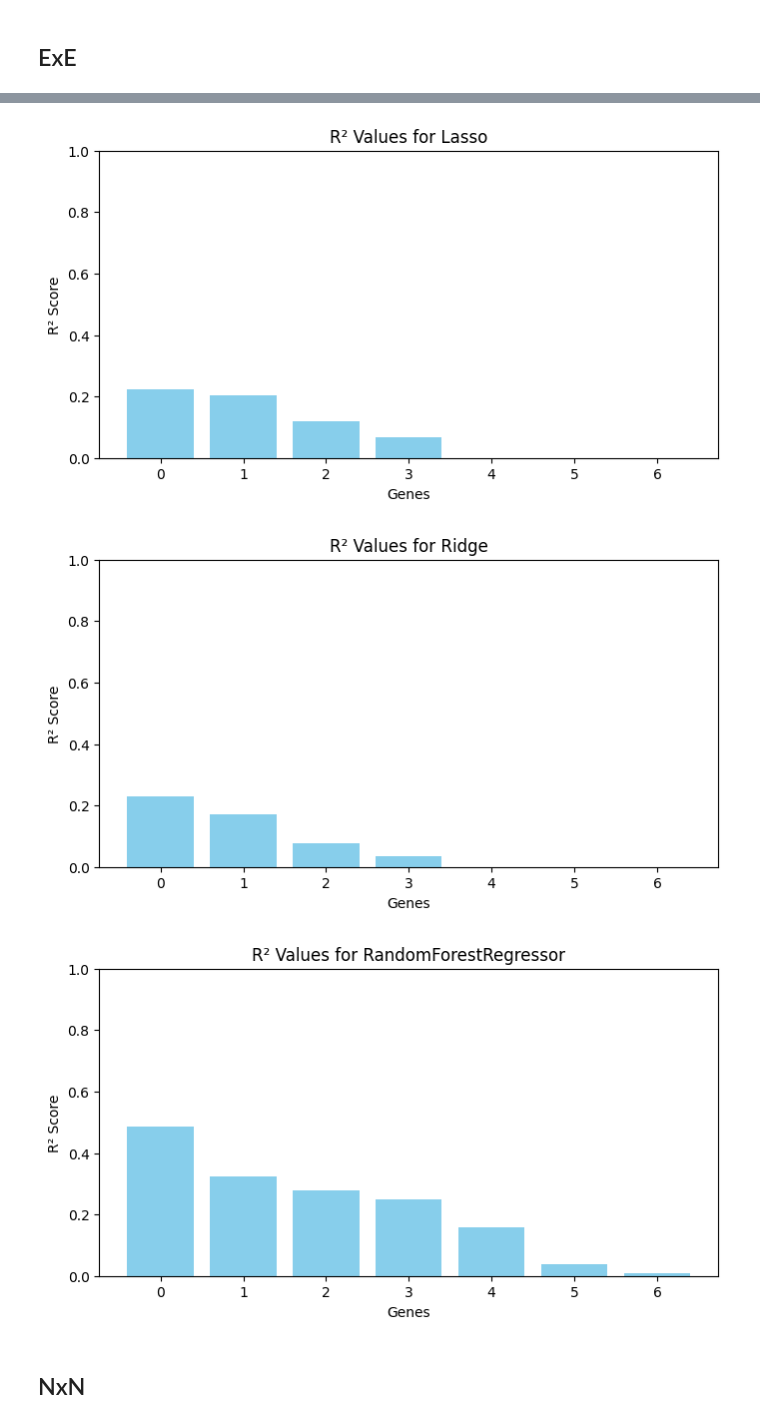
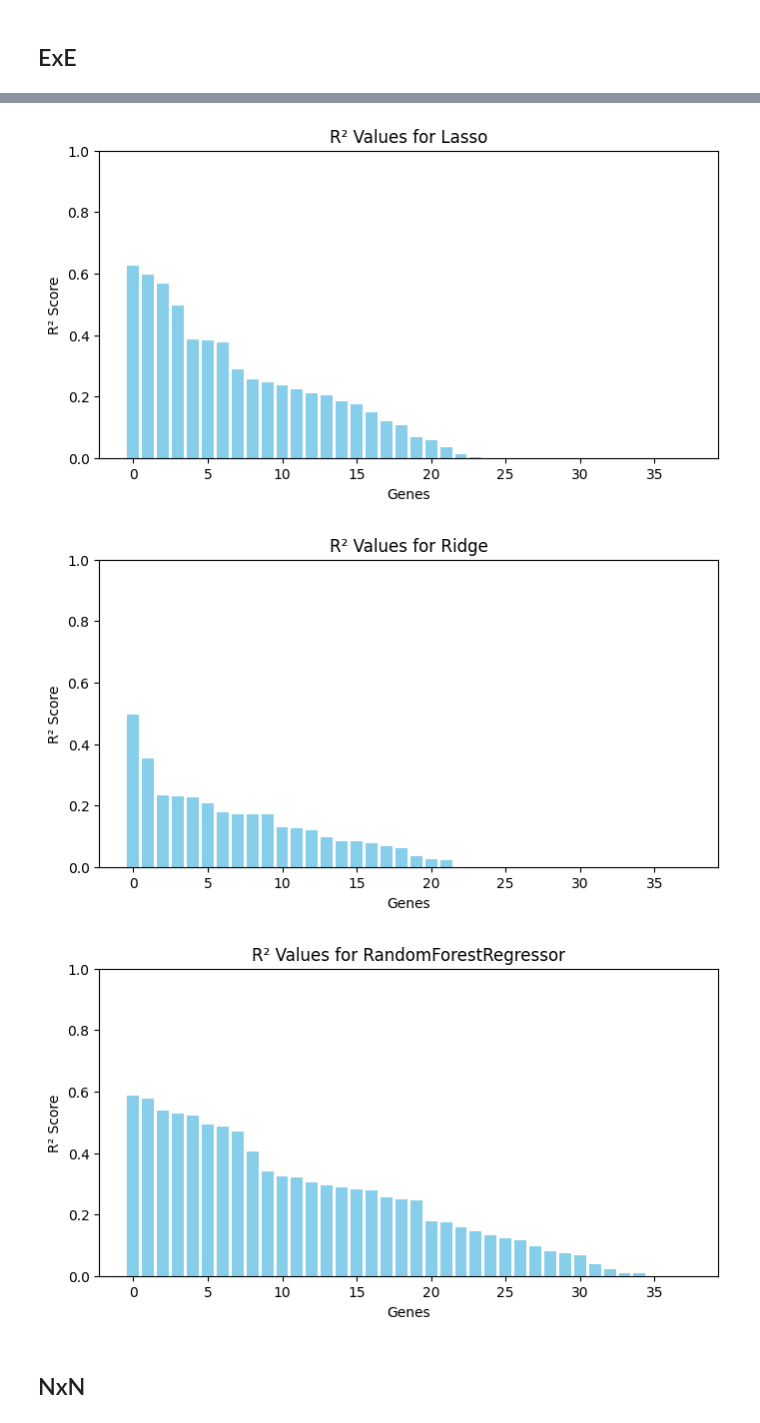
Before and after one commit to egekurt123/yeast_gene_interactions, a Jupyter notebook: Batch Predictions/embeddings_and_interactions/batch_predictions.ipynb, the cells around one changed output, grey strips where cells are left out. Drawn from its saved outputs; the diff is of its cells as text; code cells hidden in the pictures.

Commit message:
fixed only embedding batch predictions

```diff
--- a/Batch Predictions/embeddings_and_interactions/batch_predictions.ipynb
+++ b/Batch Predictions/embeddings_and_interactions/batch_predictions.ipynb
@@ -43,7 +43,7 @@ proportion = 0.01
 # %% [markdown]
 ## ExE
 # %%
-results_ExE = iterate_over_proportion_embeddings(ExE, embeddings, proportion, predictive_models_ExE)
+results_ExE = iterate_over_proportion_interactions_embeddings(ExE, embeddings, proportion, predictive_models_ExE)
 print_results(results_ExE)
 plot_results(results_ExE)
 # %% [output]
@@ -66,6 +66,6 @@ Average RMSE: 0.0605
-[figure, old version]
+[figure, new version]
-[figure, old version]
+[figure, new version]
-[figure, old version]
+[figure, new version]
 # %% [markdown]
 ## NxN
 # %%
```
Also changed, not shown: parts of 3 cells of this notebook, 2 other files.
